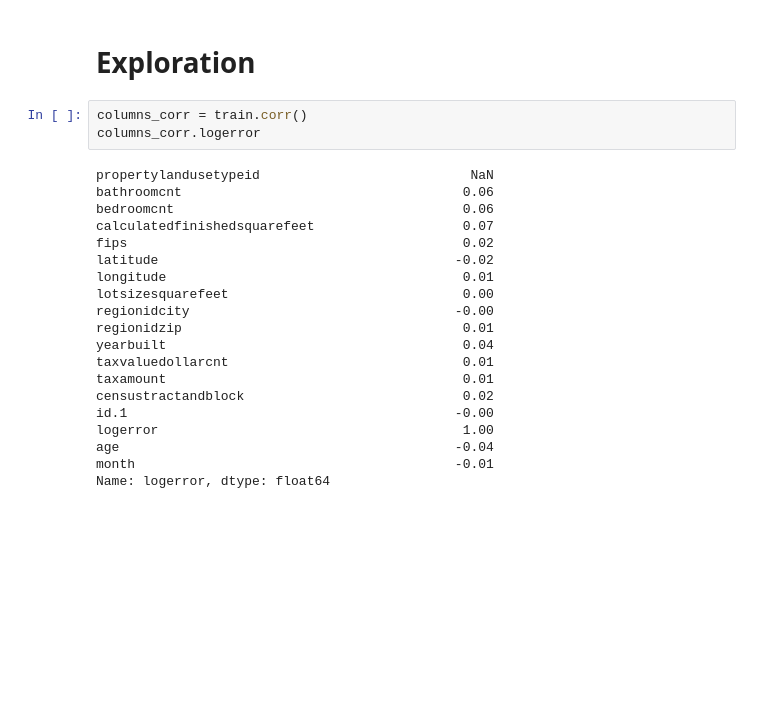
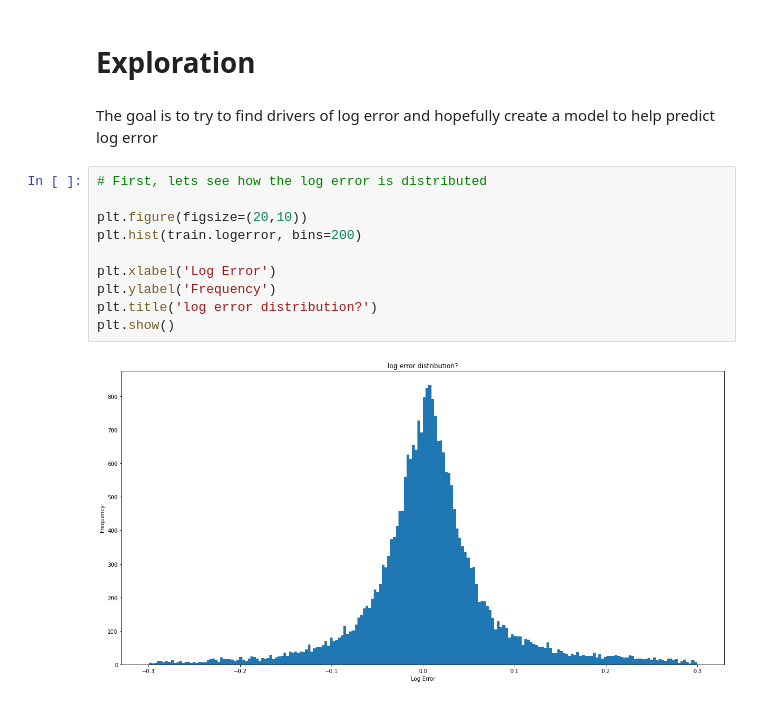
Before and after one commit to codyclonts/zillow_clustering_project, a Jupyter notebook: final_report.ipynb, the cells around one changed output. Cells and saved outputs as stored; diff of their text form; blank space fills up the shorter version.

```diff
--- a/final_report.ipynb
+++ b/final_report.ipynb
@@ -61,26 +63,17 @@ train_s.shape, validate_s.shape, test_s.shape
 ((26026, 22), (11155, 22), (9296, 22))
 # %% [markdown]
 # Exploration
-# %%
-columns_corr = train.corr()
-columns_corr.logerror
-# %% [output]
-propertylandusetypeid                           NaN
-bathroomcnt                                    0.06
-bedroomcnt                                     0.06
-calculatedfinishedsquarefeet                   0.07
-fips                                           0.02
-latitude                                      -0.02
-longitude                                      0.01
-lotsizesquarefeet                              0.00
-regionidcity                                  -0.00
-regionidzip                                    0.01
-yearbuilt                                      0.04
-taxvaluedollarcnt                              0.01
-taxamount                                      0.01
-censustractandblock                            0.02
-id.1                                          -0.00
-logerror                                       1.00
-age                                           -0.04
-month                                         -0.01
-Name: logerror, dtype: float64
+# %% [markdown]
+The goal is to try to find drivers of log error and hopefully create a model to help predict log error
+# %%
+# First, lets see how the log error is distributed
+
+plt.figure(figsize=(20,10))
+plt.hist(train.logerror, bins=200)
+
+plt.xlabel('Log Error')
+plt.ylabel('Frequency')
+plt.title('log error distribution?')
+plt.show()
+# %% [output]
+[figure, added]
```
Also changed, not shown: parts of 21 cells of this notebook.
